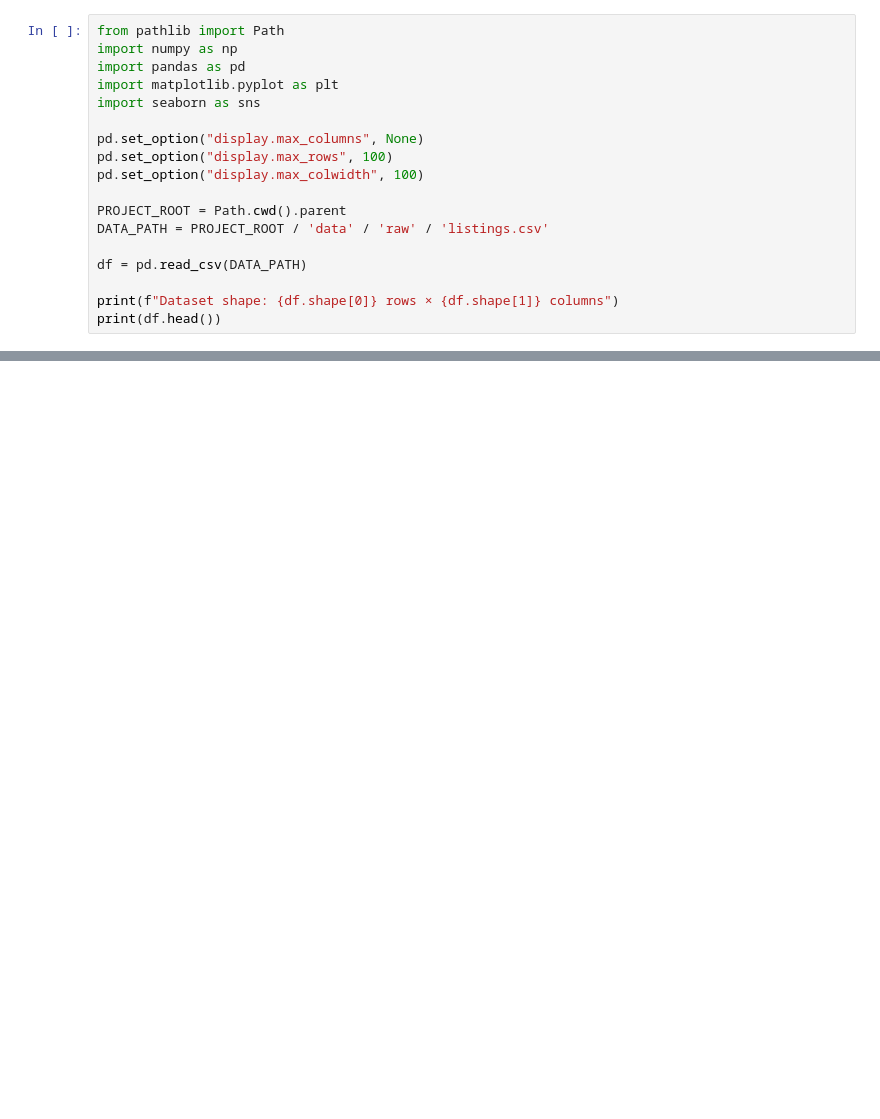
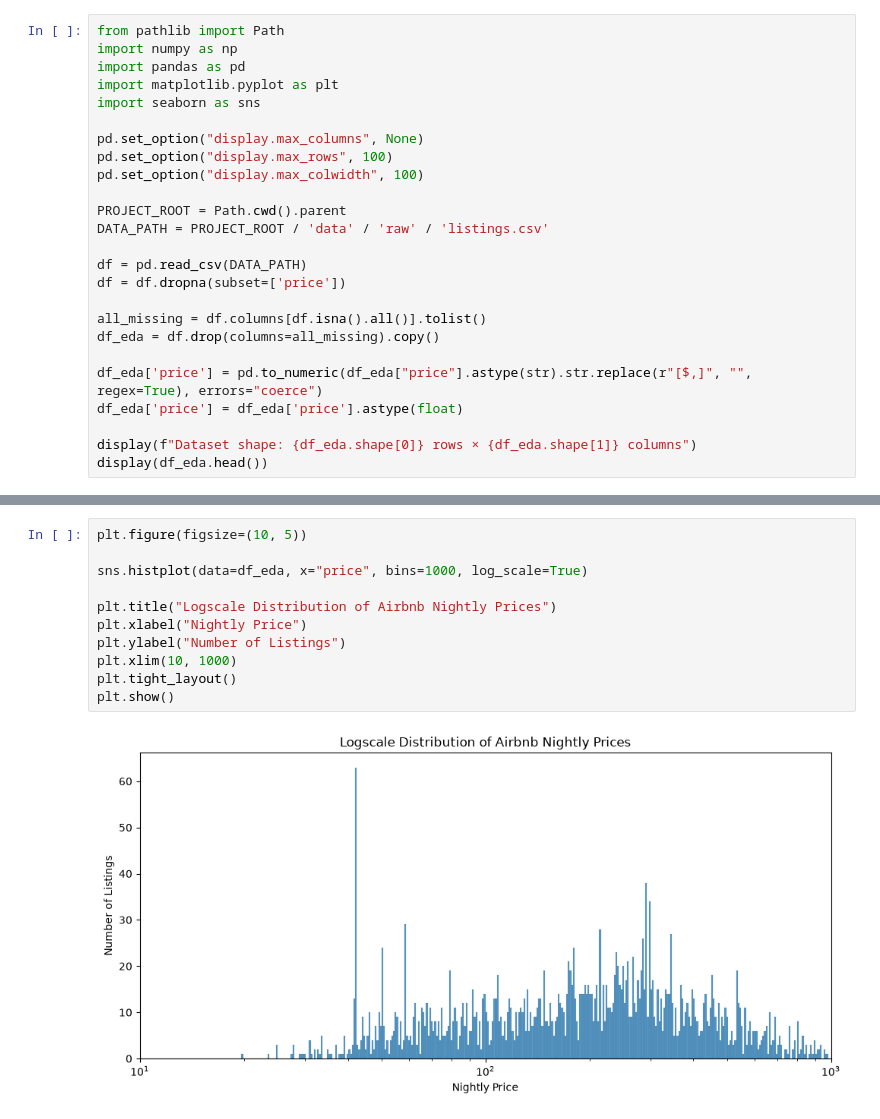
Before and after one commit to tay930/Singapore_Airbnb_ML, a Jupyter notebook: notebooks/01_eda.ipynb, the cells around one changed output, grey strips where cells are left out. Saved outputs shown, nothing was run; the diff lists cells and outputs as text; blank space fills up the shorter version.

```diff
--- a/notebooks/01_eda.ipynb
+++ b/notebooks/01_eda.ipynb
@@ -13,6 +17,13 @@ PROJECT_ROOT = Path.cwd().parent
 DATA_PATH = PROJECT_ROOT / 'data' / 'raw' / 'listings.csv'
 
 df = pd.read_csv(DATA_PATH)
+df = df.dropna(subset=['price'])
 
-print(f"Dataset shape: {df.shape[0]} rows × {df.shape[1]} columns")
-print(df.head())
+all_missing = df.columns[df.isna().all()].tolist()
+df_eda = df.drop(columns=all_missing).copy()
+
+df_eda['price'] = pd.to_numeric(df_eda["price"].astype(str).str.replace(r"[$,]", "", regex=True), errors="coerce")
+df_eda['price'] = df_eda['price'].astype(float)
+
+display(f"Dataset shape: {df_eda.shape[0]} rows × {df_eda.shape[1]} columns")
+display(df_eda.head())
@@ -38,0 +63,13 @@ memory usage: 2.2 MB
+# %%
+plt.figure(figsize=(10, 5))
+
+sns.histplot(data=df_eda, x="price", bins=1000, log_scale=True)
+
+plt.title("Logscale Distribution of Airbnb Nightly Prices")
+plt.xlabel("Nightly Price")
+plt.ylabel("Number of Listings")
+plt.xlim(10, 1000)
+plt.tight_layout()
+plt.show()
+# %% [output]
+[figure, added]
```
Also changed, not shown: parts of 15 cells of this notebook.
